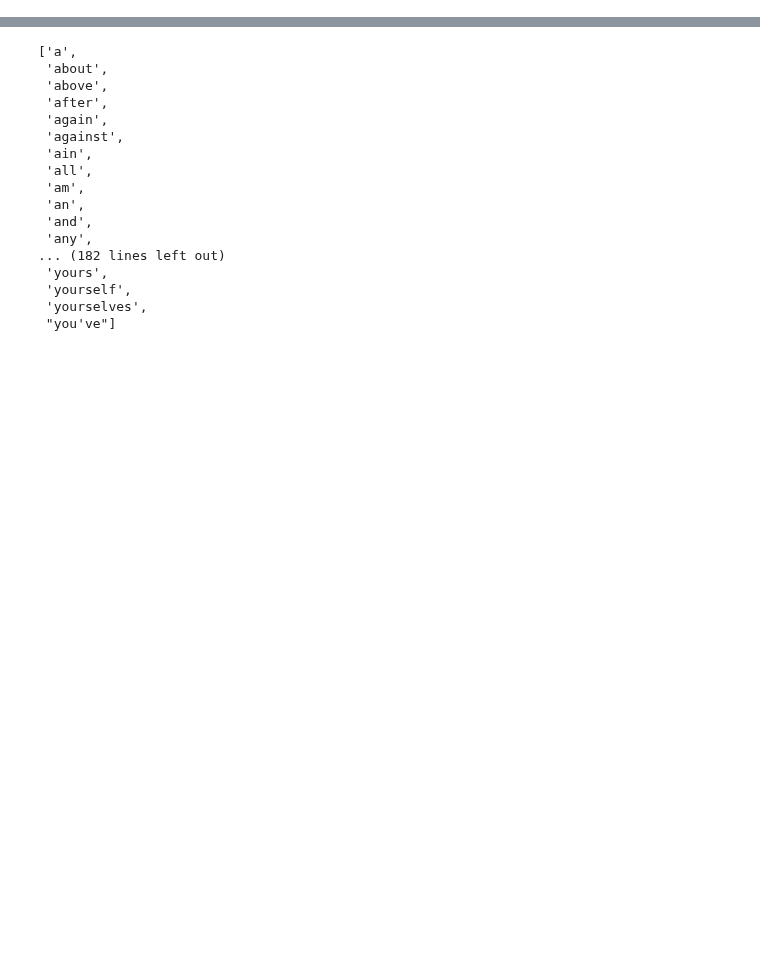
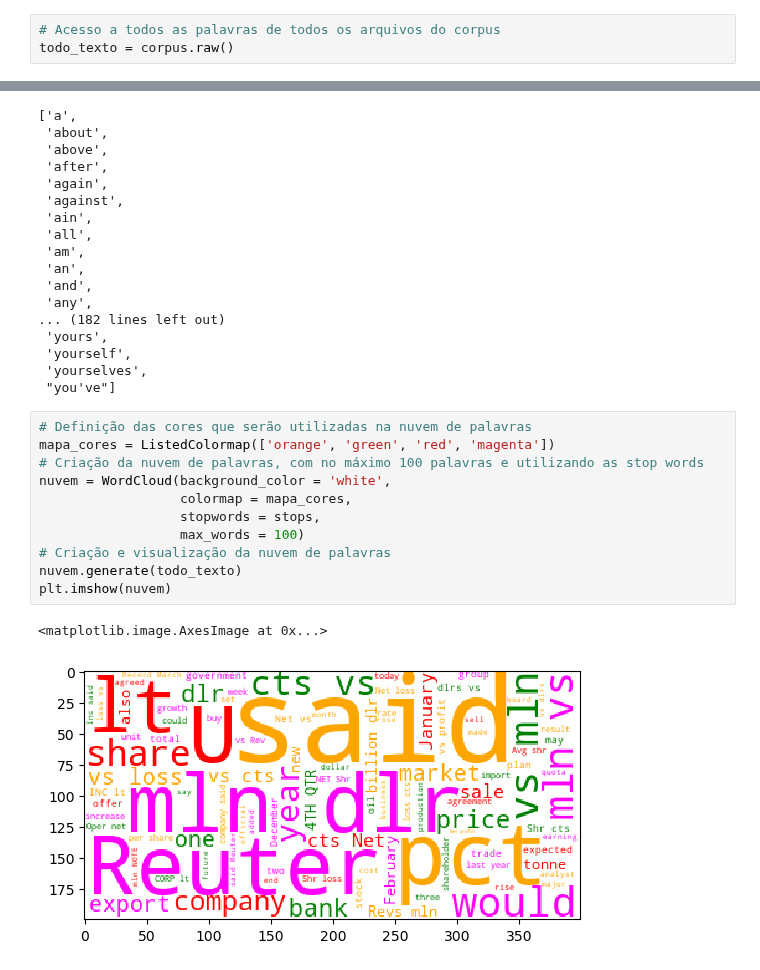
Before and after one commit to RodrigoD4v/MineracaoDeTexto-and-NLP, a Jupyter notebook: notebooks/mineracao_de_texto.ipynb, the cells around one changed output, grey strips where cells are left out. Drawn from its saved outputs; the diff is of its cells as text; blank space fills up the shorter version.

Commit message:
Criando e visualizando wordclound com no máximo 100 palavras e utilizando as stopwords

```diff
--- a/notebooks/mineracao_de_texto.ipynb
+++ b/notebooks/mineracao_de_texto.ipynb
@@ -63,6 +63,9 @@ texto = corpus.raw('1.txt')
 texto
 # %% [output]
 "@relation 'Reuters-21578 Corn ModApte Train-weka.filters.unsupervised.attribute.NumericToBinary-weka.filters.unsupervised.instance.RemoveFolds-S0-N5-F1'\r\n"
+# %%
+# Acesso a todos as palavras de todos os arquivos do corpus
+todo_texto = corpus.raw()
 # %%
 # Obtenção de todas as palavras do corpus e visualização da quantidade
 palavras = corpus.words()
@@ -97,3 +100,17 @@ stops
  'yourself',
  'yourselves',
  "you've"]
+# %%
+# Definição das cores que serão utilizadas na nuvem de palavras
+mapa_cores = ListedColormap(['orange', 'green', 'red', 'magenta'])
+# Criação da nuvem de palavras, com no máximo 100 palavras e utilizando as stop words
+nuvem = WordCloud(background_color = 'white',
+                  colormap = mapa_cores,
+                  stopwords = stops,
+                  max_words = 100)
+# Criação e visualização da nuvem de palavras
+nuvem.generate(todo_texto)
+plt.imshow(nuvem)
+# %% [output]
+<matplotlib.image.AxesImage at 0x...>
+[figure, added]
```
